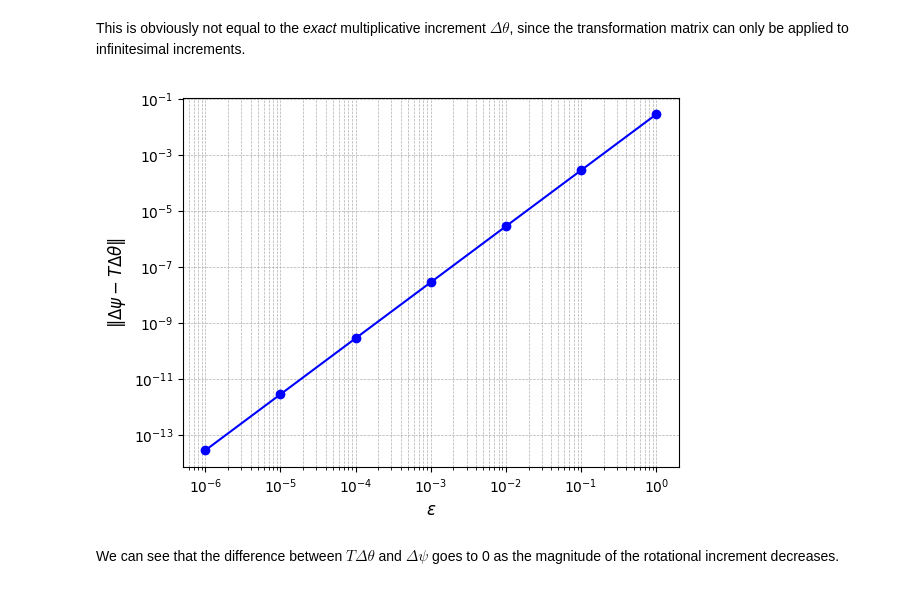
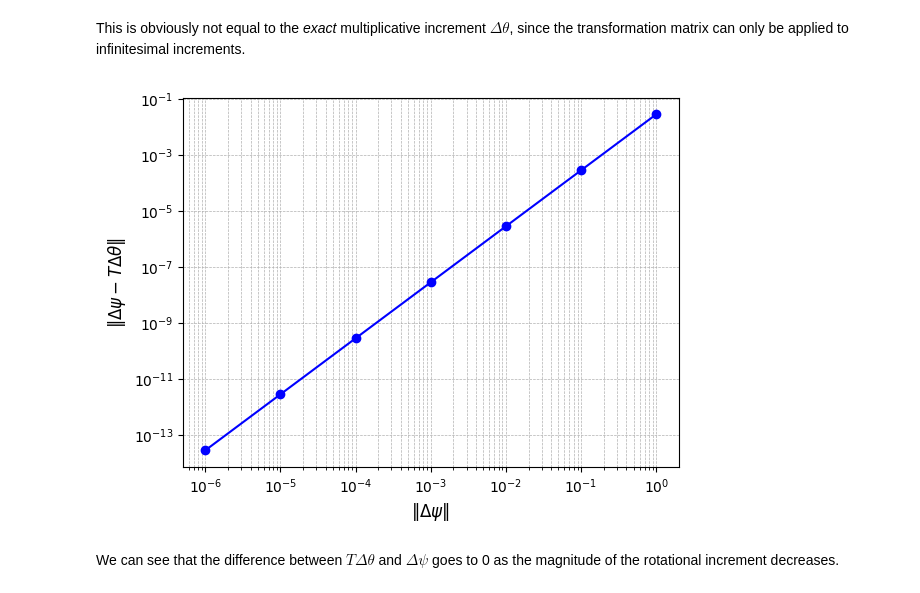
Before and after one commit to isteinbrecher/large_rotation_exercise, a Jupyter notebook: exercise_2.ipynb, the cells around one changed output. Cells and saved outputs as stored; diff of their text form; code cells hidden in the pictures.

```diff
--- a/exercise_2.ipynb
+++ b/exercise_2.ipynb
@@ -42,28 +42,28 @@ This is obviously not equal to the _exact_ multiplicative increment $\Delta \the
 # %%
 def multiplicative_increment_difference(eps):
     rotation_2 = Rotation.from_rotation_vector(psi_1 + eps * delta_psi)
     rotation_21 = rotation_2 * rotation_1.inv()
     delta_theta = rotation_21.get_rotation_vector()
     T_times_delta_psi = np.dot(
         rotation_1.get_transformation_matrix_inv(), eps * delta_psi
     )
     return delta_theta - T_times_delta_psi
 
 
 eps_orders = [0, -1, -2, -3, -4, -5, -6]
 eps_values = [10**order for order in eps_orders]
 difference = [
     np.linalg.norm(multiplicative_increment_difference(eps)) for eps in eps_values
 ]
 
 plt.plot(eps_values, difference, marker="o", linestyle="-", color="blue")
 plt.xscale("log")
 plt.yscale("log")
-plt.xlabel(r"$\epsilon$", fontsize=12)
+plt.xlabel(r"$\|\Delta \psi \|$", fontsize=12)
 plt.ylabel(r"$\|\Delta \psi - T \Delta\theta \|$", fontsize=12)
 plt.grid(True, which="both", ls="--", linewidth=0.5)
 plt.show()
 # %% [output]
-[figure, old version]
+[figure, new version]
 # %% [markdown]
 We can see that the difference between $T \Delta \theta$ and $\Delta \psi$ goes to 0 as the magnitude of the rotational increment decreases.
```
